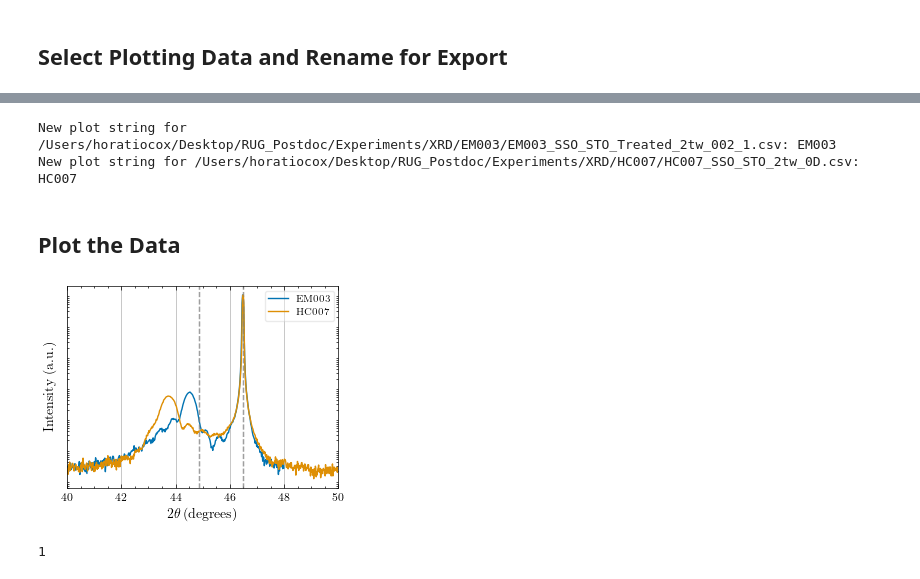
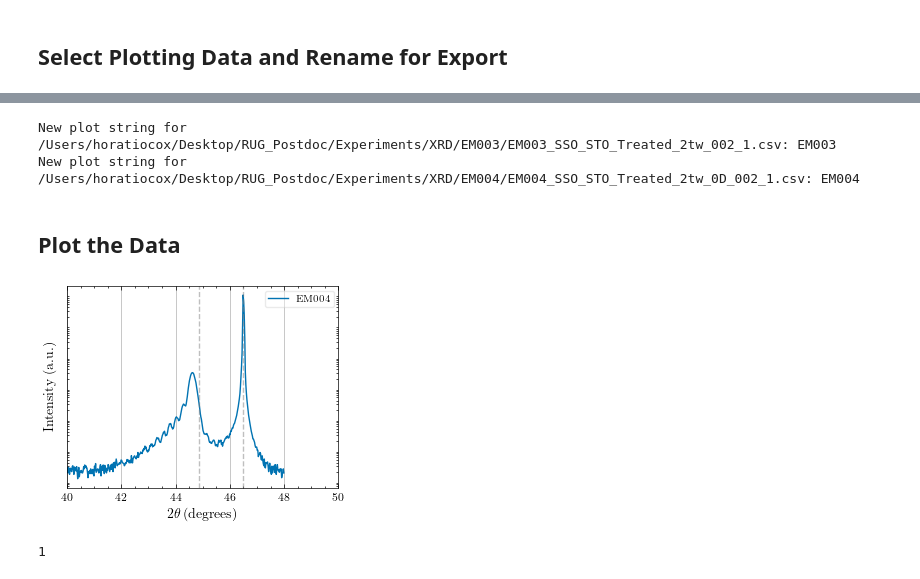
Before and after one commit to hc3413/Thin_Film_Analysis, a Jupyter notebook: ttw_Analysis.ipynb, the cells around one changed output, grey strips where cells are left out. Drawn from its saved outputs; the diff is of its cells as text; code cells hidden in the pictures.

```diff
--- a/ttw_Analysis.ipynb
+++ b/ttw_Analysis.ipynb
@@ -54,6 +54,7 @@ ttw_SR001tw = ttw(root_XRD, folder_name = 'SR00123')
 ttw_EM001 = ttw(root_XRD, folder_name = 'EM001')
 ttw_EM002 = ttw(root_XRD, folder_name = 'EM002')
 ttw_EM003 = ttw(root_XRD, folder_name = 'EM003')
+ttw_EM004 = ttw(root_XRD, folder_name = 'EM004')
 # %% [output]
 [PosixPath('/Users/horatiocox/Desktop/RUG_Postdoc/Experiments/XRD/JT082/JT082_BSO_BTO_LaSSTO(0.55)_T_STO_2tw_(002)_1.csv')]
 32
@@ -76,11 +77,13 @@ ttw_EM003 = ttw(root_XRD, folder_name = 'EM003')
 ## Select Plotting Data and Rename for Export
 # %%
 # List all available measurements in ttw_HC007
-ttw_HC007.list_measurements()
+ttw_EM004.list_measurements()
 
 # Select specific measurements (example: indices 0 and 2)
 # ttw_HC007_selected = ttw_HC007.select_measurements([0, 2])
 
 # Or select a single measurement (example: index 1)
-ttw_HC007_selected = ttw_HC007.select_measurements(0)
+ttw_EM004_selected = ttw_EM004.select_measurements(1)
+
+print(ttw_EM004_selected.list_measurements())
 # %% [output]
@@ -96,6 +107,6 @@ Index 1: /Users/horatiocox/Desktop/RUG_Postdoc/Experiments/XRD/HC007/HC007_SSO_S
 # %%
 
-multi_dat = [ttw_EM003, ttw_HC007_selected]#[ttw_HC011, ttw_HC013, ttw_HC015]
+multi_dat = [ttw_EM003, ttw_EM004_selected]#[ttw_HC011, ttw_HC013, ttw_HC015]
 #multi_dat = [ttw_SR001, ttw_SR002, ttw_SR003]
 
 # If exporting the data this ensures th2at the labels are updated by the user to be correct from their original "filename" assignement
@@ -103,17 +114,17 @@ if export_data == True:
     multi_dat = update_plot_string(multi_dat)
 # %% [output]
 New plot string for /Users/horatiocox/Desktop/RUG_Postdoc/Experiments/XRD/EM003/EM003_SSO_STO_Treated_2tw_002_1.csv: EM003
-New plot string for /Users/horatiocox/Desktop/RUG_Postdoc/Experiments/XRD/HC007/HC007_SSO_STO_2tw_0D.csv: HC007
+New plot string for /Users/horatiocox/Desktop/RUG_Postdoc/Experiments/XRD/EM004/EM004_SSO_STO_Treated_2tw_0D_002_1.csv: EM004
 # %% [markdown]
 ## Plot the Data
 # %%
 export_data = True
-fig1 = ttw_plot_same(multi_dat, x_lim=[40,50], norm_plot = True, linear_subtraction=False, log_plot=True, med_filt=0 )
+fig1 = ttw_plot_same([ttw_EM004_selected] , x_lim=[40,50], norm_plot = True, linear_subtraction=False, log_plot=True, med_filt=0 )
 
 if export_data == True:
     fig1.savefig(multi_dat[0].folder_path.joinpath(f'{powerpoint_string}_ttw.{fig_format}'), dpi=600, bbox_inches='tight', transparent=plot_transparency)
 # %% [output]
-[figure, old version]
+[figure, new version]
 # %%
 len(multi_dat[0].plot_string)
 # %% [output]
```
Also changed, not shown: parts of 3 cells of this notebook, 2 other files.
